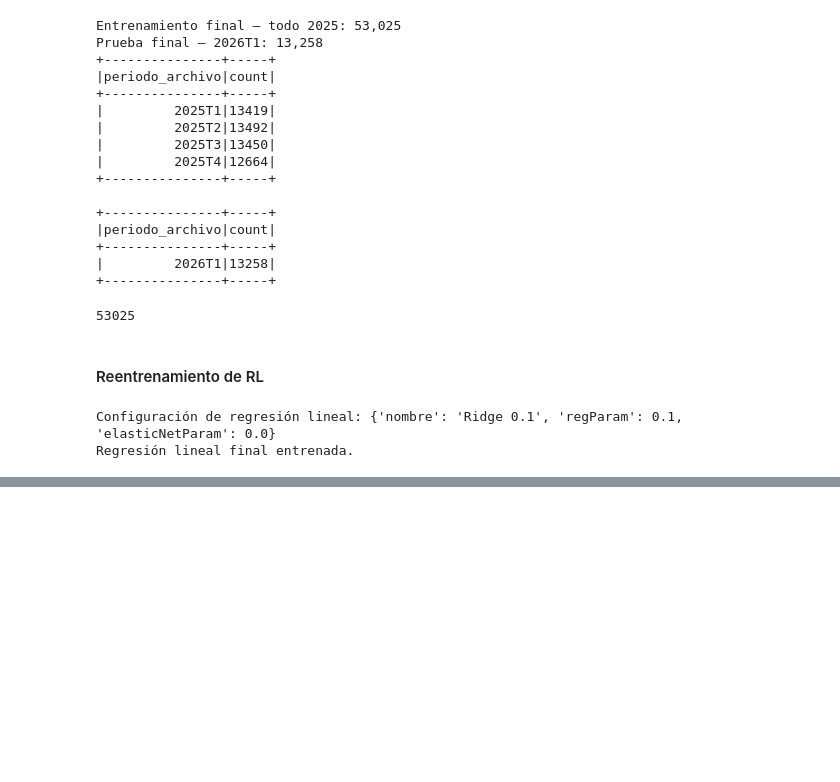
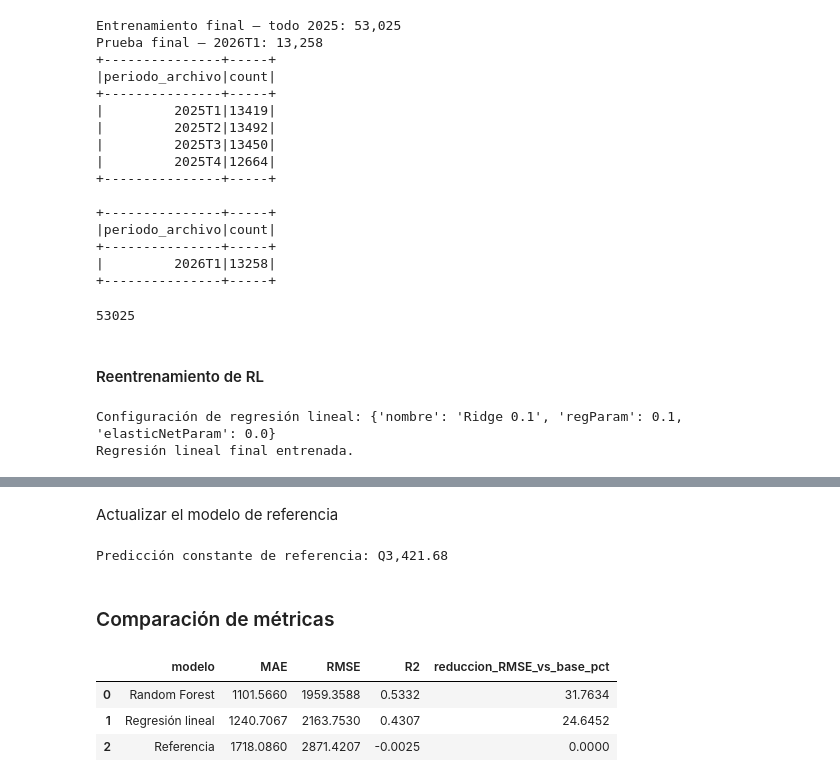
Before and after one commit to CindyGualim/lab7-data, a Jupyter notebook: notebooks/Laboratorio7_SparkMLlib.ipynb, the cells around one changed output, grey strips where cells are left out. Cells and saved outputs as stored; diff of their text form; code cells hidden in the pictures; blank space fills up the shorter version.

Commit message:
feat: 7. testing y métricas de pruebas finales

```diff
--- a/notebooks/Laboratorio7_SparkMLlib.ipynb
+++ b/notebooks/Laboratorio7_SparkMLlib.ipynb
@@ -1574,0 +1575,10 @@ Regresión lineal final entrenada.
+# %%
+
+pipeline_rf_final = crear_pipeline_rf(
+    num_trees=mejor_config_rf["numTrees"],
+    max_depth=mejor_config_rf["maxDepth"]
+)
+
+modelo_rf_final = pipeline_rf_final.fit(entrenamiento_final)
+
+print("Random Forest final")
@@ -1574,0 +1621,43 @@ Regresión lineal final entrenada.
+# %% [markdown]
+Actualizar el modelo de referencia
+# %%
+media_final = entrenamiento_final.agg(
+    F.mean("salario_mensual")
+).first()[0]
+
+pred_base_final = prueba_final.withColumn(
+    "prediction", F.lit(media_final)
+)
+
+print(f"Predicción constante de referencia: Q{media_final:,.2f}")
+# %% [output]
+Predicción constante de referencia: Q3,421.68
+# %% [markdown]
+### Comparación de métricas
+# %%
+metricas_base_final = evaluar_regresion(pred_base_final)
+metricas_lr_final = evaluar_regresion(pred_lr_final)
+metricas_rf_final = evaluar_regresion(pred_rf_final)
+
+resultados_finales = (
+    pd.DataFrame([
+        {"modelo": "Referencia", **metricas_base_final},
+        {"modelo": "Regresión lineal", **metricas_lr_final},
+        {"modelo": "Random Forest", **metricas_rf_final}
+    ])
+    .sort_values("RMSE")
+    .reset_index(drop=True)
+)
+
+resultados_finales["reduccion_RMSE_vs_base_pct"] = (
+    100 * (
+        metricas_base_final["RMSE"] - resultados_finales["RMSE"]
+    ) / metricas_base_final["RMSE"]
+)
+
+display(resultados_finales.round(4))
+# %% [output]
+|  | modelo | MAE | RMSE | R2 | reduccion_RMSE_vs_base_pct |
+| 0 | Random Forest | 1101.5660 | 1959.3588 | 0.5332 | 31.7634 |
+| 1 | Regresión lineal | 1240.7067 | 2163.7530 | 0.4307 | 24.6452 |
+| 2 | Referencia | 1718.0860 | 2871.4207 | -0.0025 | 0.0000 |
```
Also changed, not shown: parts of 10 cells of this notebook.
